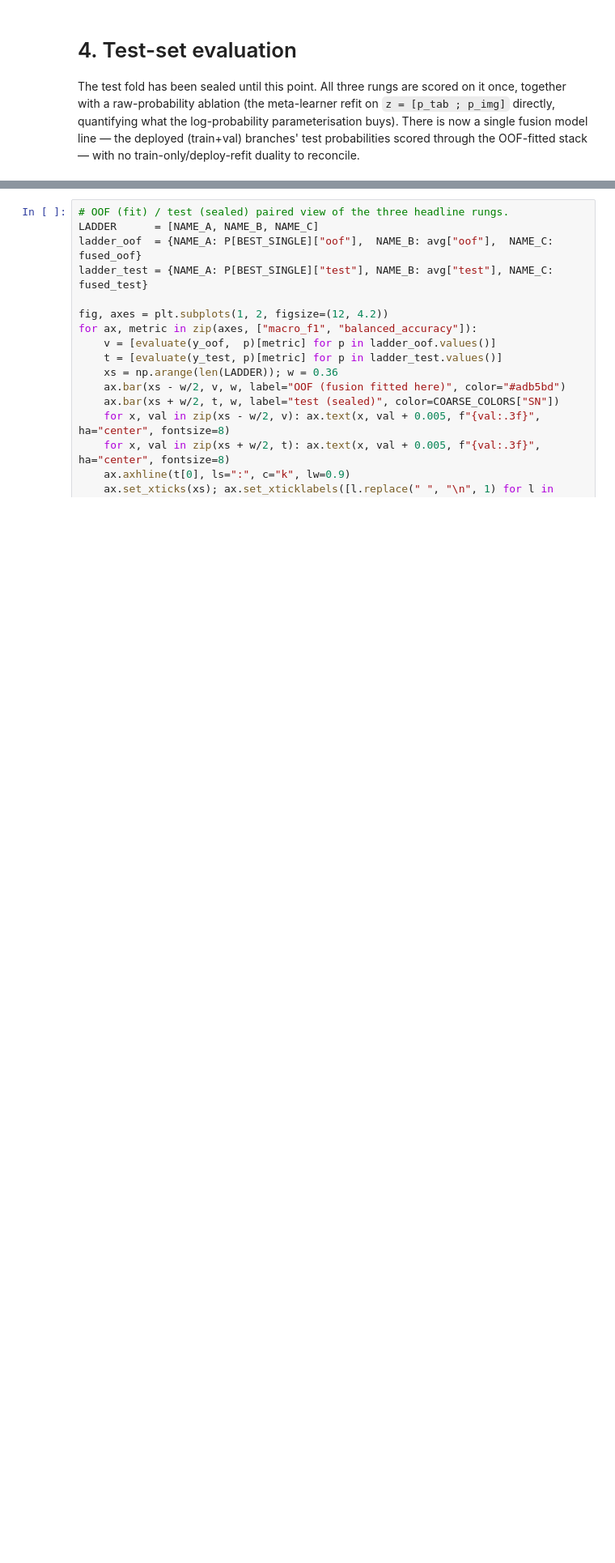
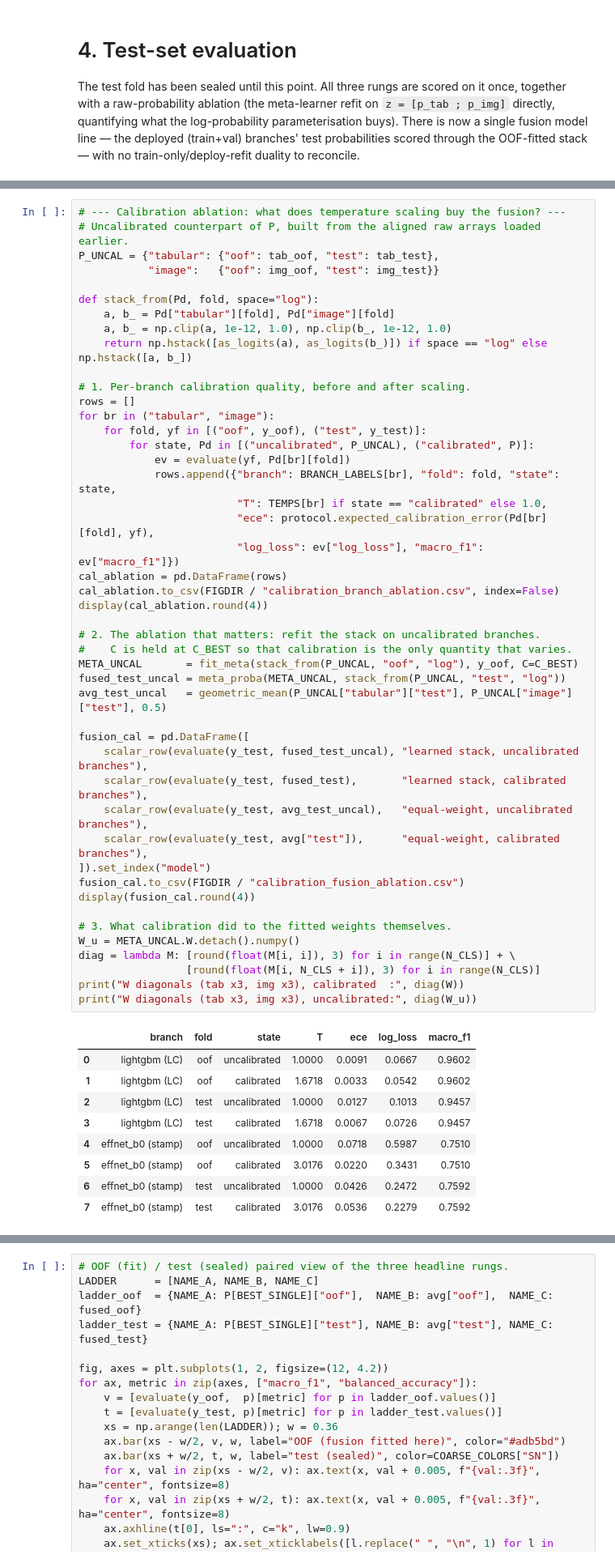
Before and after one commit to fatemalaali/astro-transient-classification, a Jupyter notebook: fusion_ztf.ipynb, the cells around one changed output, grey strips where cells are left out. Shown at 81% size. Drawn from its saved outputs; the diff is of its cells as text; blank space fills up the shorter version.

Commit message:
calibration ablation study

```diff
--- a/fusion_ztf.ipynb
+++ b/fusion_ztf.ipynb
@@ -552,0 +555,56 @@ display(test_metrics.round(4))
+# %%
+# --- Calibration ablation: what does temperature scaling buy the fusion? ---
+# Uncalibrated counterpart of P, built from the aligned raw arrays loaded earlier.
+P_UNCAL = {"tabular": {"oof": tab_oof, "test": tab_test},
+           "image":   {"oof": img_oof, "test": img_test}}
+
+def stack_from(Pd, fold, space="log"):
+    a, b_ = Pd["tabular"][fold], Pd["image"][fold]
+    a, b_ = np.clip(a, 1e-12, 1.0), np.clip(b_, 1e-12, 1.0)
+    return np.hstack([as_logits(a), as_logits(b_)]) if space == "log" else np.hstack([a, b_])
+
+# 1. Per-branch calibration quality, before and after scaling.
+rows = []
+for br in ("tabular", "image"):
+    for fold, yf in [("oof", y_oof), ("test", y_test)]:
+        for state, Pd in [("uncalibrated", P_UNCAL), ("calibrated", P)]:
+            ev = evaluate(yf, Pd[br][fold])
+            rows.append({"branch": BRANCH_LABELS[br], "fold": fold, "state": state,
+                         "T": TEMPS[br] if state == "calibrated" else 1.0,
+                         "ece": protocol.expected_calibration_error(Pd[br][fold], yf),
+                         "log_loss": ev["log_loss"], "macro_f1": ev["macro_f1"]})
+cal_ablation = pd.DataFrame(rows)
+cal_ablation.to_csv(FIGDIR / "calibration_branch_ablation.csv", index=False)
+display(cal_ablation.round(4))
+
+# 2. The ablation that matters: refit the stack on uncalibrated branches.
+#    C is held at C_BEST so that calibration is the only quantity that varies.
+META_UNCAL       = fit_meta(stack_from(P_UNCAL, "oof", "log"), y_oof, C=C_BEST)
+fused_test_uncal = meta_proba(META_UNCAL, stack_from(P_UNCAL, "test", "log"))
+avg_test_uncal   = geometric_mean(P_UNCAL["tabular"]["test"], P_UNCAL["image"]["test"], 0.5)
+
+fusion_cal = pd.DataFrame([
+    scalar_row(evaluate(y_test, fused_test_uncal), "learned stack, uncalibrated branches"),
+    scalar_row(evaluate(y_test, fused_test),       "learned stack, calibrated branches"),
+    scalar_row(evaluate(y_test, avg_test_uncal),   "equal-weight, uncalibrated branches"),
+    scalar_row(evaluate(y_test, avg["test"]),      "equal-weight, calibrated branches"),
+]).set_index("model")
+fusion_cal.to_csv(FIGDIR / "calibration_fusion_ablation.csv")
+display(fusion_cal.round(4))
+
+# 3. What calibration did to the fitted weights themselves.
+W_u = META_UNCAL.W.detach().numpy()
+diag = lambda M: [round(float(M[i, i]), 3) for i in range(N_CLS)] + \
+                 [round(float(M[i, N_CLS + i]), 3) for i in range(N_CLS)]
+print("W diagonals (tab x3, img x3), calibrated  :", diag(W))
+print("W diagonals (tab x3, img x3), uncalibrated:", diag(W_u))
+# %% [output]
+|  | branch | fold | state | T | ece | log_loss | macro_f1 |
+| 0 | lightgbm (LC) | oof | uncalibrated | 1.0000 | 0.0091 | 0.0667 | 0.9602 |
+| 1 | lightgbm (LC) | oof | calibrated | 1.6718 | 0.0033 | 0.0542 | 0.9602 |
+| 2 | lightgbm (LC) | test | uncalibrated | 1.0000 | 0.0127 | 0.1013 | 0.9457 |
+| 3 | lightgbm (LC) | test | calibrated | 1.6718 | 0.0067 | 0.0726 | 0.9457 |
+| 4 | effnet_b0 (stamp) | oof | uncalibrated | 1.0000 | 0.0718 | 0.5987 | 0.7510 |
+| 5 | effnet_b0 (stamp) | oof | calibrated | 3.0176 | 0.0220 | 0.3431 | 0.7510 |
+| 6 | effnet_b0 (stamp) | test | uncalibrated | 1.0000 | 0.0426 | 0.2472 | 0.7592 |
+| 7 | effnet_b0 (stamp) | test | calibrated | 3.0176 | 0.0536 | 0.2279 | 0.7592 |
```
Also changed, not shown: parts of 8 cells of this notebook, 18 other files.
